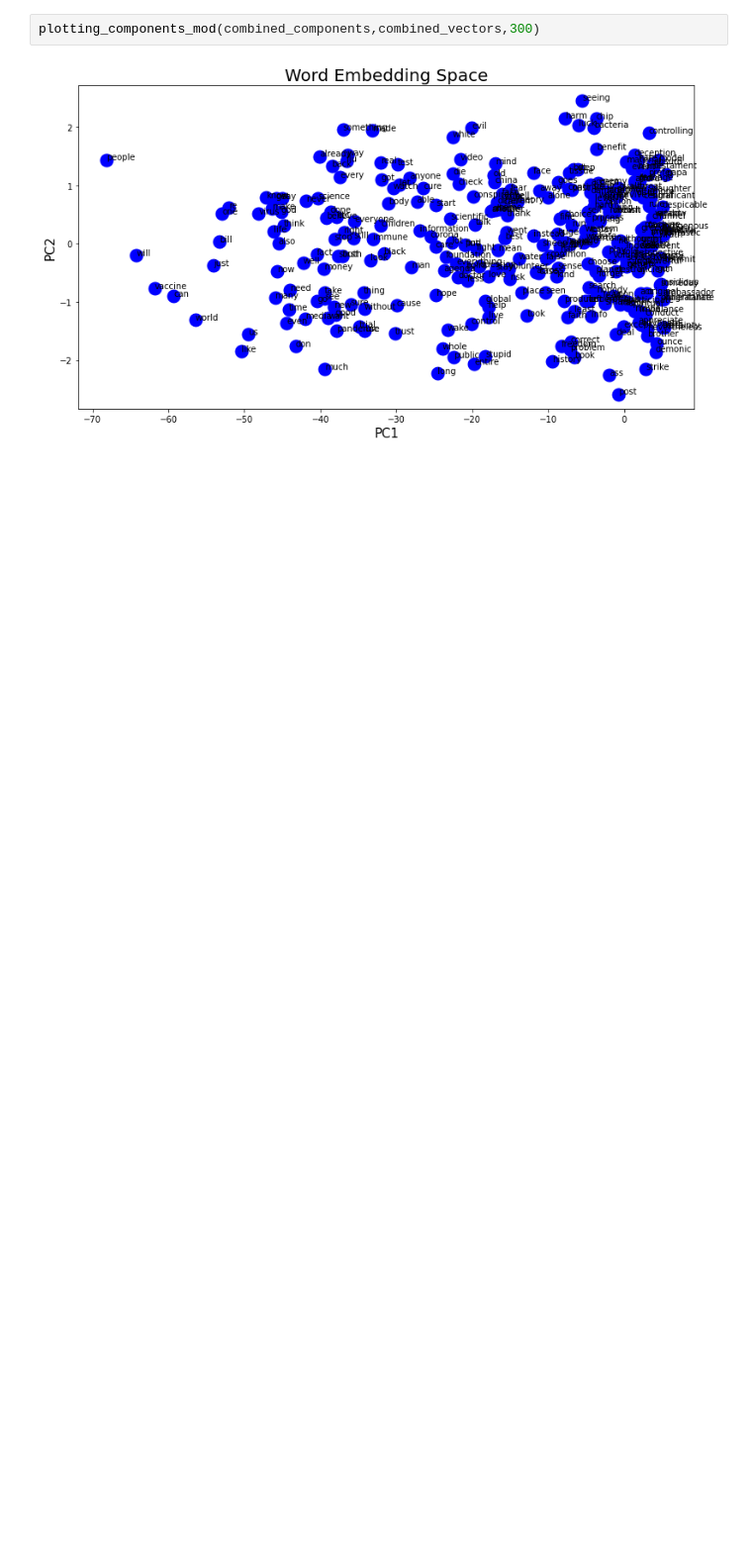
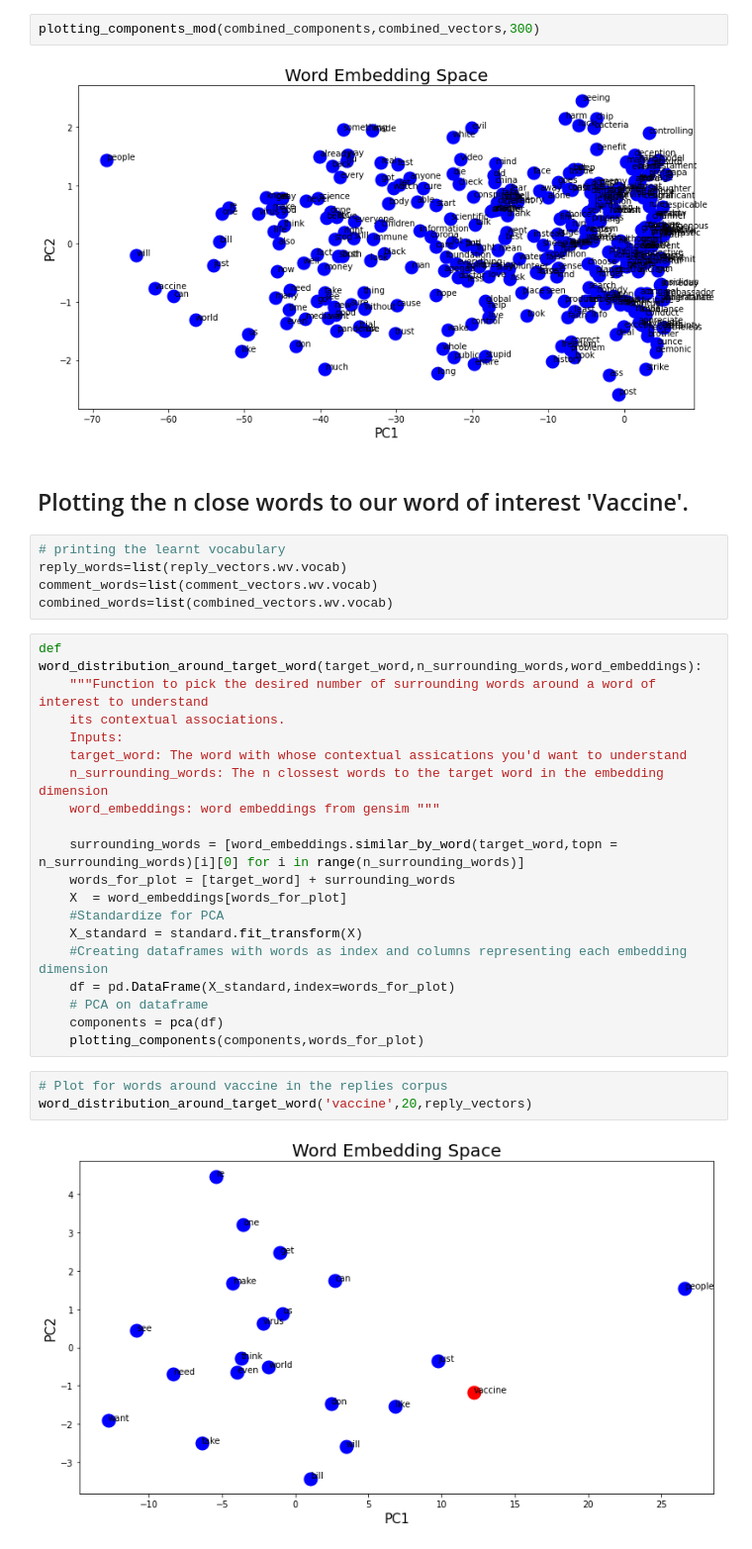
Before and after one commit to sillsphelyx/Vaccine_sentiments_SA, a Jupyter notebook: Covid_vaccine_sentiment_SA-Training_Word_embeddings.ipynb, the cells around one changed output. Shown: that part at 99% size. Cells and saved outputs as stored; diff of their text form; blank space fills up the shorter version.

```diff
--- a/Covid_vaccine_sentiment_SA-Training_Word_embeddings.ipynb
+++ b/Covid_vaccine_sentiment_SA-Training_Word_embeddings.ipynb
@@ -154,3 +159,34 @@ plotting_components_mod(comment_components,comment_vectors,300)
 plotting_components_mod(combined_components,combined_vectors,300)
 # %% [output]
 [figure]
+# %% [markdown]
+## Plotting the n close words to our word of interest 'Vaccine'.
+# %%
+# printing the learnt vocabulary
+reply_words=list(reply_vectors.wv.vocab)
+comment_words=list(comment_vectors.wv.vocab)
+combined_words=list(combined_vectors.wv.vocab)
+# %%
+def word_distribution_around_target_word(target_word,n_surrounding_words,word_embeddings):
+    """Function to pick the desired number of surrounding words around a word of interest to understand
+    its contextual associations.
+    Inputs:
+    target_word: The word with whose contextual assications you'd want to understand
+    n_surrounding_words: The n clossest words to the target word in the embedding dimension
+    word_embeddings: word embeddings from gensim """
+
+    surrounding_words = [word_embeddings.similar_by_word(target_word,topn = n_surrounding_words)[i][0] for i in range(n_surrounding_words)]
+    words_for_plot = [target_word] + surrounding_words
+    X  = word_embeddings[words_for_plot]
+    #Standardize for PCA
+    X_standard = standard.fit_transform(X)
+    #Creating dataframes with words as index and columns representing each embedding dimension
+    df = pd.DataFrame(X_standard,index=words_for_plot)
+    # PCA on dataframe
+    components = pca(df)
+    plotting_components(components,words_for_plot)
+# %%
+# Plot for words around vaccine in the replies corpus
+word_distribution_around_target_word('vaccine',20,reply_vectors)
+# %% [output]
+[figure, added]
```
Also changed, not shown: parts of 8 cells of this notebook, 1 other file.
